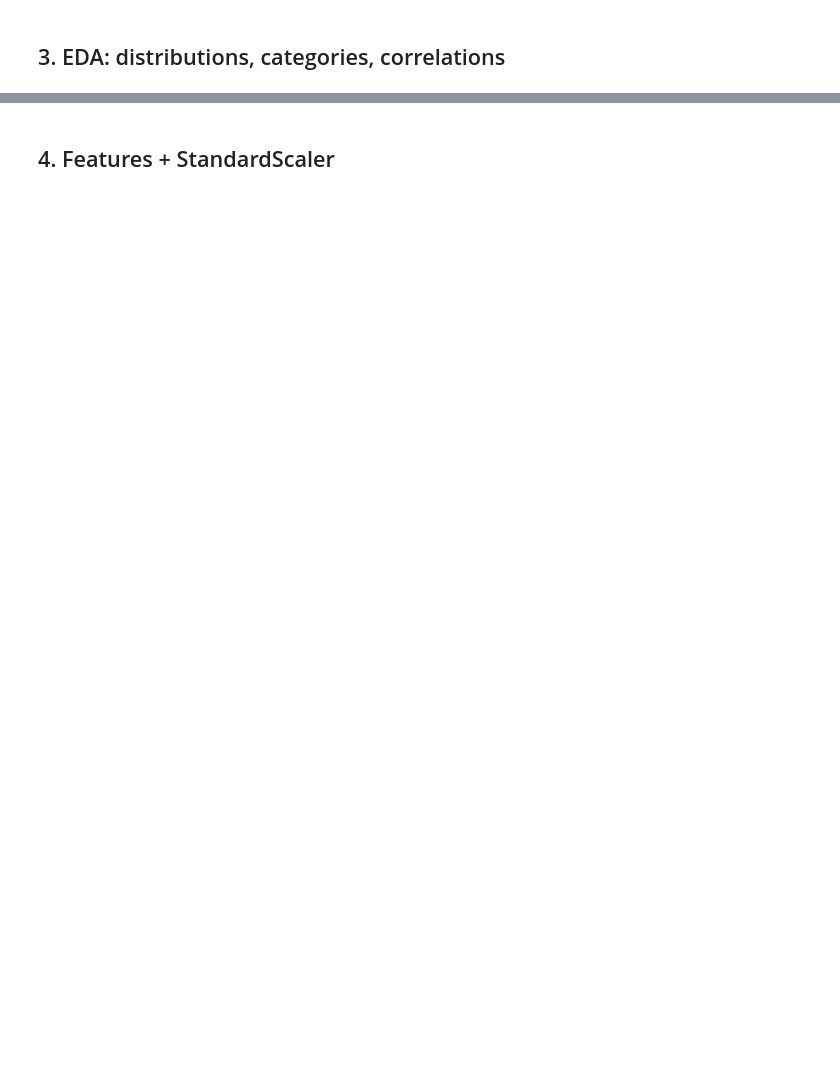
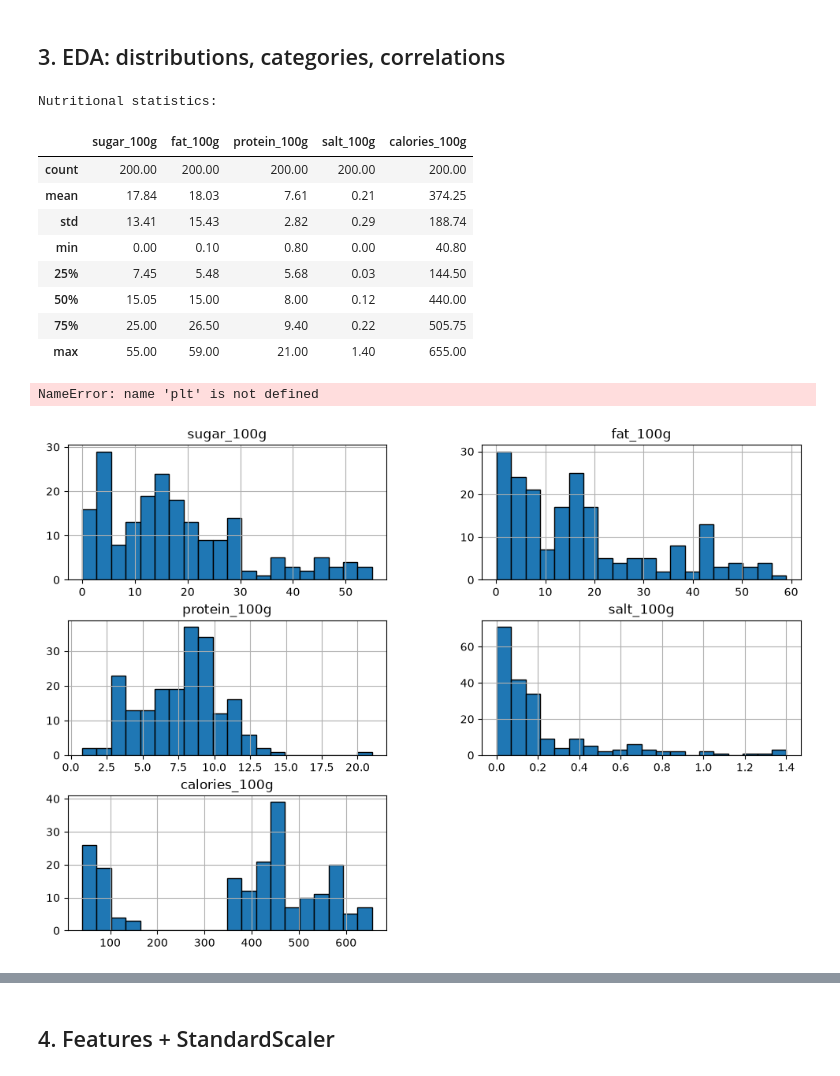
Before and after one commit to nancyajouz23/openfoodfacts-network-project, a Jupyter notebook: notebooks/ml_analysis.ipynb, the cells around one changed output, grey strips where cells are left out. Cells and saved outputs as stored; diff of their text form; code cells hidden in the pictures; blank space fills up the shorter version.

```diff
--- a/notebooks/ml_analysis.ipynb
+++ b/notebooks/ml_analysis.ipynb
@@ -16,2 +14,28 @@ import config
 # %% [markdown]
 ## 1. Load ml_products.csv
+# %%
+
+import pandas as pd
+from pathlib import Path
+
+# Find the project folder
+ROOT = Path.cwd().resolve()
+
+if not (ROOT / "config.py").exists():
+    ROOT = ROOT.parent
+
+# Location of our dataset
+DATA_FILE = ROOT / "data" / "processed" / "ml_products.csv"
+
+# Load the dataset
+df = pd.read_csv(DATA_FILE, dtype={"barcode": str})
+
+# Verify the dataset
+print("Number of products:", len(df))
+print("Number of columns:", len(df.columns))
+
+print("\nColumn names:")
+print(df.columns.tolist())
+
+# Display first 5 products
+display(df.head())
@@ -20,2 +127,31 @@ import config
 # %% [markdown]
 ## 3. EDA: distributions, categories, correlations
+# %%
+
+# Summary statistics for nutritional values
+print("Nutritional statistics:")
+display(df_clean[features].describe().round(2))
+
+# Plot the distribution of each feature
+df_clean[features].hist(
+    figsize=(12, 8),
+    bins=20,
+    edgecolor="black"
+)
+
+plt.suptitle("Distribution of Nutritional Values", fontsize=16)
+plt.tight_layout()
+plt.show()
+# %% [output]
+Nutritional statistics:
+|  | sugar_100g | fat_100g | protein_100g | salt_100g | calories_100g |
+| count | 200.00 | 200.00 | 200.00 | 200.00 | 200.00 |
+| mean | 17.84 | 18.03 | 7.61 | 0.21 | 374.25 |
+| std | 13.41 | 15.43 | 2.82 | 0.29 | 188.74 |
+| min | 0.00 | 0.10 | 0.80 | 0.00 | 40.80 |
+| 25% | 7.45 | 5.48 | 5.68 | 0.03 | 144.50 |
+| 50% | 15.05 | 15.00 | 8.00 | 0.12 | 440.00 |
+| 75% | 25.00 | 26.50 | 9.40 | 0.22 | 505.75 |
+| max | 55.00 | 59.00 | 21.00 | 1.40 | 655.00 |
+NameError: name 'plt' is not defined
+[figure, added]
```
Also changed, not shown: parts of 22 cells of this notebook, 52 other files.
